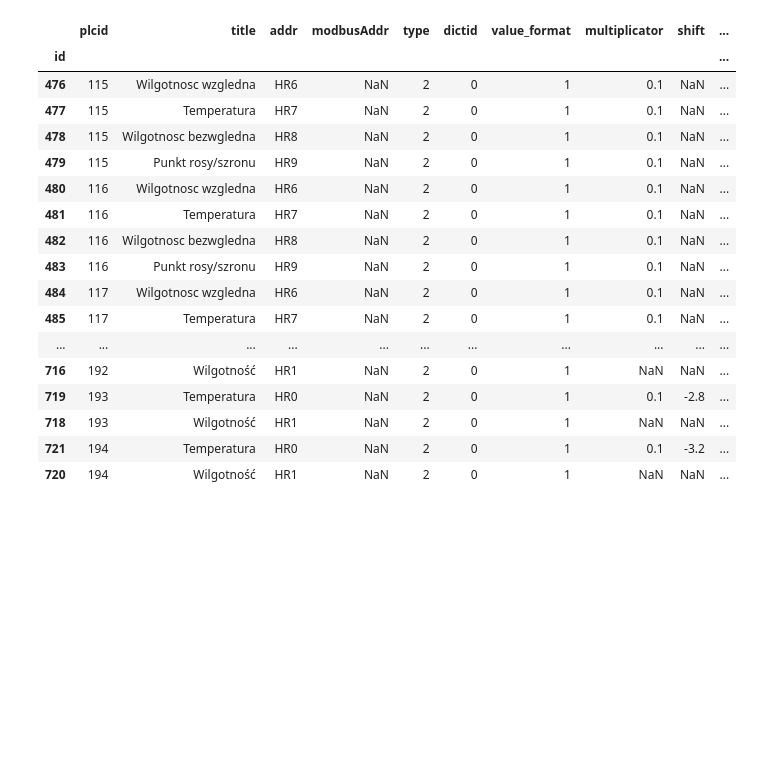
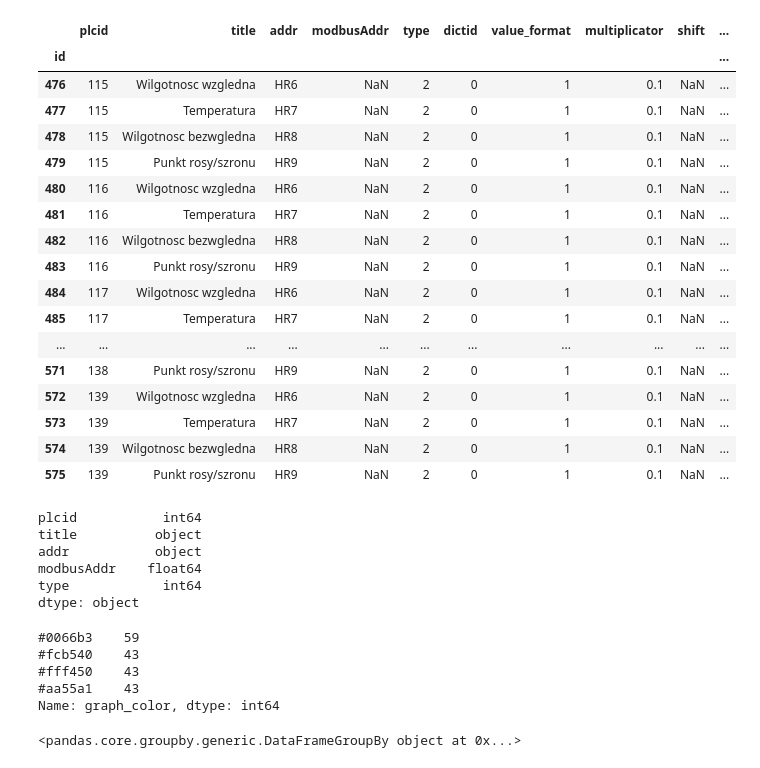
Before and after one commit to truecapehorn/webHMI, a Jupyter notebook: JUPYTER/Untitled.ipynb, the cells around one changed output. Drawn from its saved outputs; the diff is of its cells as text; code cells hidden in the pictures; blank space fills up the shorter version.

```diff
--- a/JUPYTER/Untitled.ipynb
+++ b/JUPYTER/Untitled.ipynb
@@ -11,23 +11,44 @@ index='id'
 path_to_data='dane/'
 # %%
 df=pd.read_csv(path_to_data+'fif_appar_8.csv', sep=separator, index_col=index)
-df
+df.head(100)
 # %% [output]
 |  | plcid | title | addr | modbusAddr | type | dictid | value_format | multiplicator | shift | ... |
 | id |  |  |  |  |  |  |  |  |  | ... |
 | 476 | 115 | Wilgotnosc wzgledna | HR6 | NaN | 2 | 0 | 1 | 0.1 | NaN | ... |
 | 477 | 115 | Temperatura | HR7 | NaN | 2 | 0 | 1 | 0.1 | NaN | ... |
 | 478 | 115 | Wilgotnosc bezwgledna | HR8 | NaN | 2 | 0 | 1 | 0.1 | NaN | ... |
 | 479 | 115 | Punkt rosy/szronu | HR9 | NaN | 2 | 0 | 1 | 0.1 | NaN | ... |
 | 480 | 116 | Wilgotnosc wzgledna | HR6 | NaN | 2 | 0 | 1 | 0.1 | NaN | ... |
 | 481 | 116 | Temperatura | HR7 | NaN | 2 | 0 | 1 | 0.1 | NaN | ... |
 | 482 | 116 | Wilgotnosc bezwgledna | HR8 | NaN | 2 | 0 | 1 | 0.1 | NaN | ... |
 | 483 | 116 | Punkt rosy/szronu | HR9 | NaN | 2 | 0 | 1 | 0.1 | NaN | ... |
 | 484 | 117 | Wilgotnosc wzgledna | HR6 | NaN | 2 | 0 | 1 | 0.1 | NaN | ... |
 | 485 | 117 | Temperatura | HR7 | NaN | 2 | 0 | 1 | 0.1 | NaN | ... |
 | ... | ... | ... | ... | ... | ... | ... | ... | ... | ... | ... |
-| 716 | 192 | Wilgotność | HR1 | NaN | 2 | 0 | 1 | NaN | NaN | ... |
-| 719 | 193 | Temperatura | HR0 | NaN | 2 | 0 | 1 | 0.1 | -2.8 | ... |
-| 718 | 193 | Wilgotność | HR1 | NaN | 2 | 0 | 1 | NaN | NaN | ... |
-| 721 | 194 | Temperatura | HR0 | NaN | 2 | 0 | 1 | 0.1 | -3.2 | ... |
-| 720 | 194 | Wilgotność | HR1 | NaN | 2 | 0 | 1 | NaN | NaN | ... |
+| 571 | 138 | Punkt rosy/szronu | HR9 | NaN | 2 | 0 | 1 | 0.1 | NaN | ... |
+| 572 | 139 | Wilgotnosc wzgledna | HR6 | NaN | 2 | 0 | 1 | 0.1 | NaN | ... |
+| 573 | 139 | Temperatura | HR7 | NaN | 2 | 0 | 1 | 0.1 | NaN | ... |
+| 574 | 139 | Wilgotnosc bezwgledna | HR8 | NaN | 2 | 0 | 1 | 0.1 | NaN | ... |
+| 575 | 139 | Punkt rosy/szronu | HR9 | NaN | 2 | 0 | 1 | 0.1 | NaN | ... |
+# %%
+df.dtypes.head()
+# %% [output]
+plcid           int64
+title          object
+addr           object
+modbusAddr    float64
+type            int64
+dtype: object
+# %%
+df.graph_color.value_counts()
+# %% [output]
+#0066b3    59
+#fcb540    43
+#fff450    43
+#aa55a1    43
+Name: graph_color, dtype: int64
+# %%
+df.groupby('plcid')
+# %% [output]
+<pandas.core.groupby.generic.DataFrameGroupBy object at 0x...>
```
